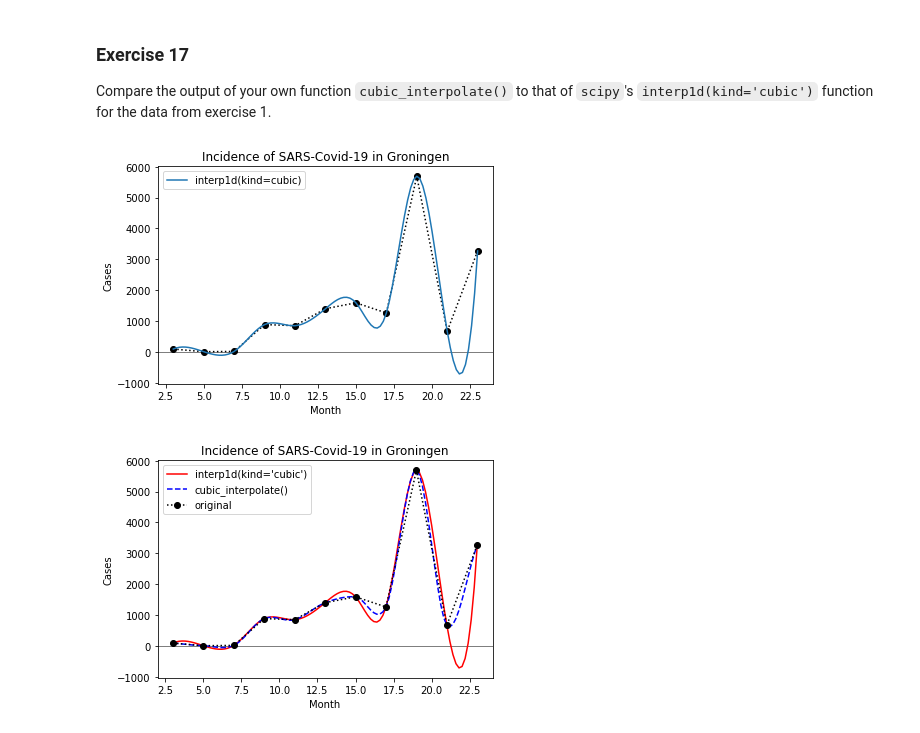
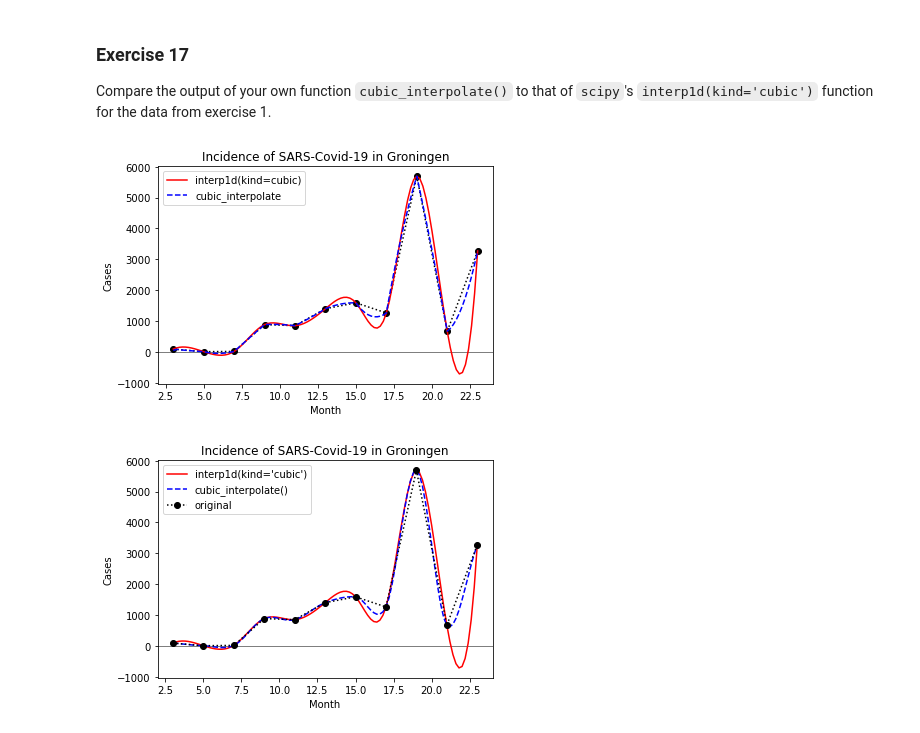
Before and after one commit to ddlatumalea/signal_analysis, a Jupyter notebook: DS1 SignAnal - Lesson 2 (v2021) - D.ipynb, the cells around one changed output. Drawn from its saved outputs; the diff is of its cells as text; code cells hidden in the pictures.

```diff
--- a/DS1 SignAnal - Lesson 2 (v2021) - D.ipynb
+++ b/DS1 SignAnal - Lesson 2 (v2021) - D.ipynb
@@ -1057,6 +1057,7 @@ right_par_x = right_par_f(x)
 left_weight = xi[idx] - x
 right_weight = x - xi[idx-1]
 
-y = left_weight * left_par_x + right_weight * right_par_x
+# uniform weight
+y = 0.5 * left_par_x + 0.5 * right_par_x
 y
 # %% [output]
@@ -1129,24 +1158,27 @@ Compare the output of your own function `cubic_interpolate()` to that of `scipy`
 # %%
 months = np.arange(3, 24, 2)
 cases = np.array([
     92, 7, 16, 885, 849,
     1399, 1590, 1261, 5690, 670, 3271
 ])
 
 x = np.linspace(3, 23, 101)
 
 f_p1d = interp1d(months, cases, kind='cubic')
 y_p1d = f_p1d(x)
 
+y_cubic = [cubic_interpolate(months, cases, val) for val in x]
+
 plt.axhline(0.0, color='k', lw=0.5)
 plt.plot(months, cases, 'o:k')
-plt.plot(x, y_p1d, '-', label='interp1d(kind=cubic)')
+plt.plot(x, y_p1d, '-r', label='interp1d(kind=cubic)')
+plt.plot(x, y_cubic, '--b', label="cubic_interpolate")
 plt.xlabel('Month'); plt.ylabel('Cases')
 plt.title('Incidence of SARS-Covid-19 in Groningen')
 plt.legend()
 plt.show()
 # %% [output]
-[figure, old version]
+[figure, new version]
 # %%
 # %% [output]
 [figure]
```
Also changed, not shown: parts of 7 cells of this notebook.
